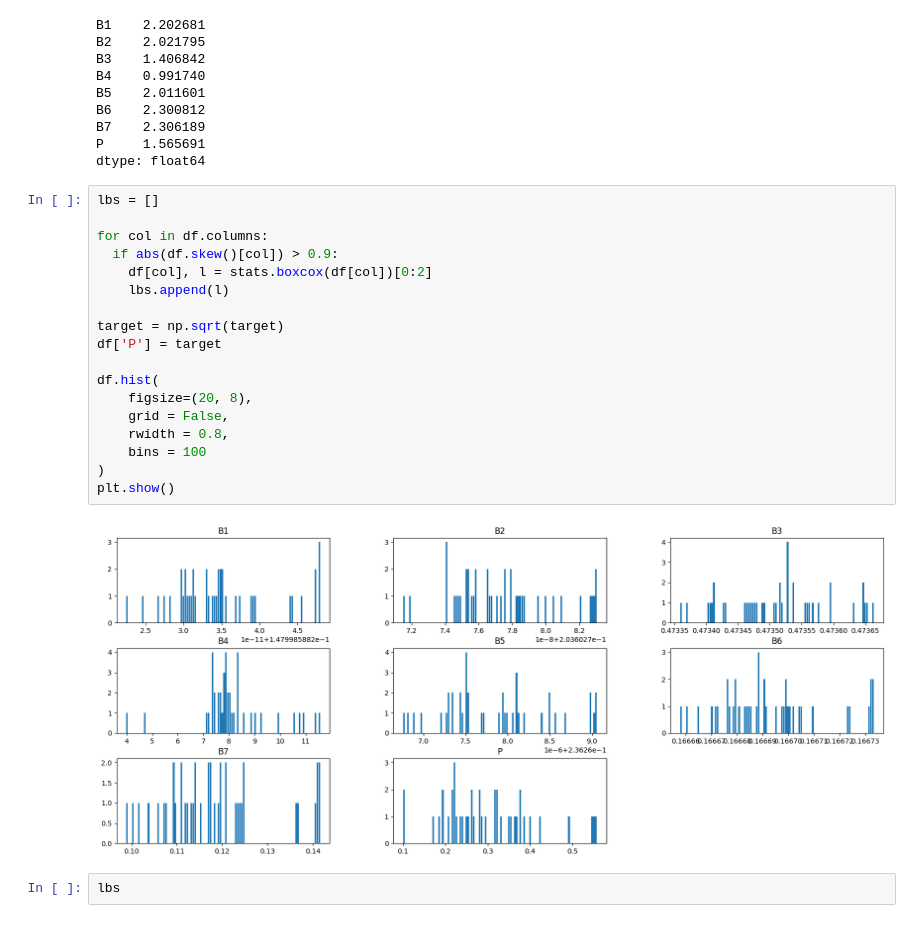
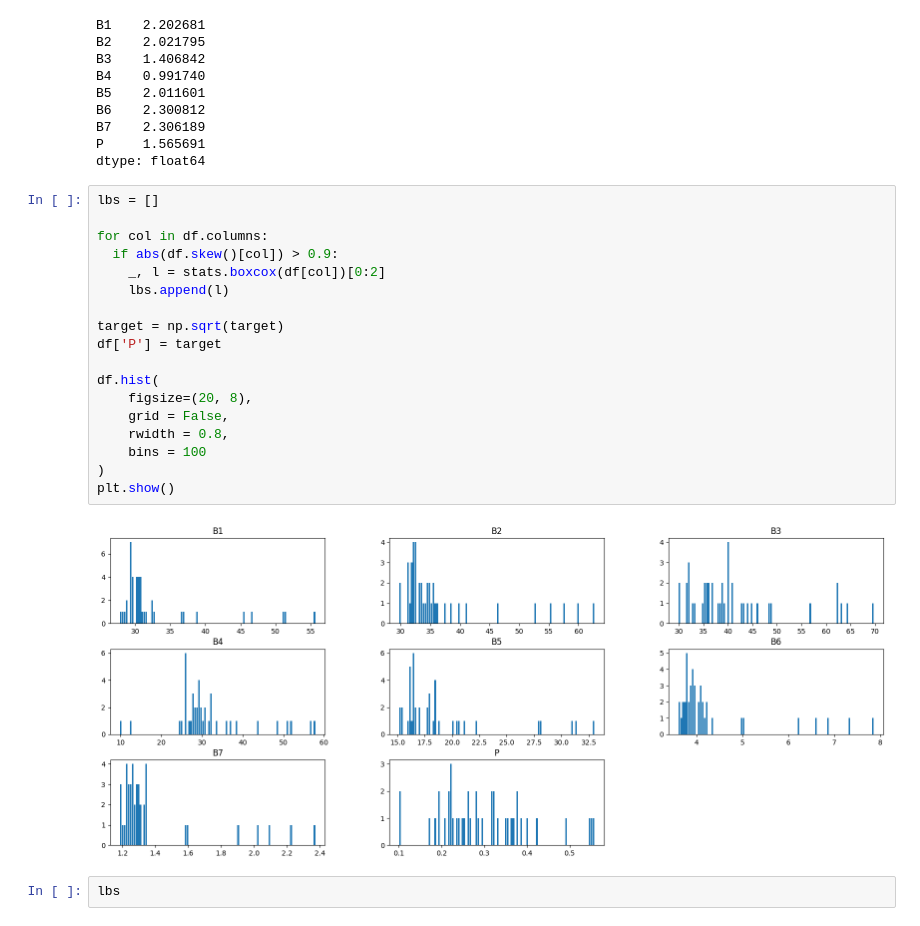
Before and after one commit to gabrie1-s/phosphorus_analysis, a Jupyter notebook: Analise_fosforo.ipynb, the cells around one changed output. Saved outputs shown, nothing was run; the diff lists cells and outputs as text.

```diff
--- a/Analise_fosforo.ipynb
+++ b/Analise_fosforo.ipynb
@@ -81,23 +81,23 @@ dtype: float64
 # %%
 lbs = []
 
 for col in df.columns:
   if abs(df.skew()[col]) > 0.9:
-    df[col], l = stats.boxcox(df[col])[0:2]
+    _, l = stats.boxcox(df[col])[0:2]
     lbs.append(l)
 
 target = np.sqrt(target)
 df['P'] = target
 
 df.hist(
     figsize=(20, 8),
     grid = False,
     rwidth = 0.8,
     bins = 100
 )
 plt.show()
 # %% [output]
-[figure, old version]
+[figure, new version]
 # %%
 lbs
 # %% [output]
```
Also changed, not shown: parts of 14 cells of this notebook.
